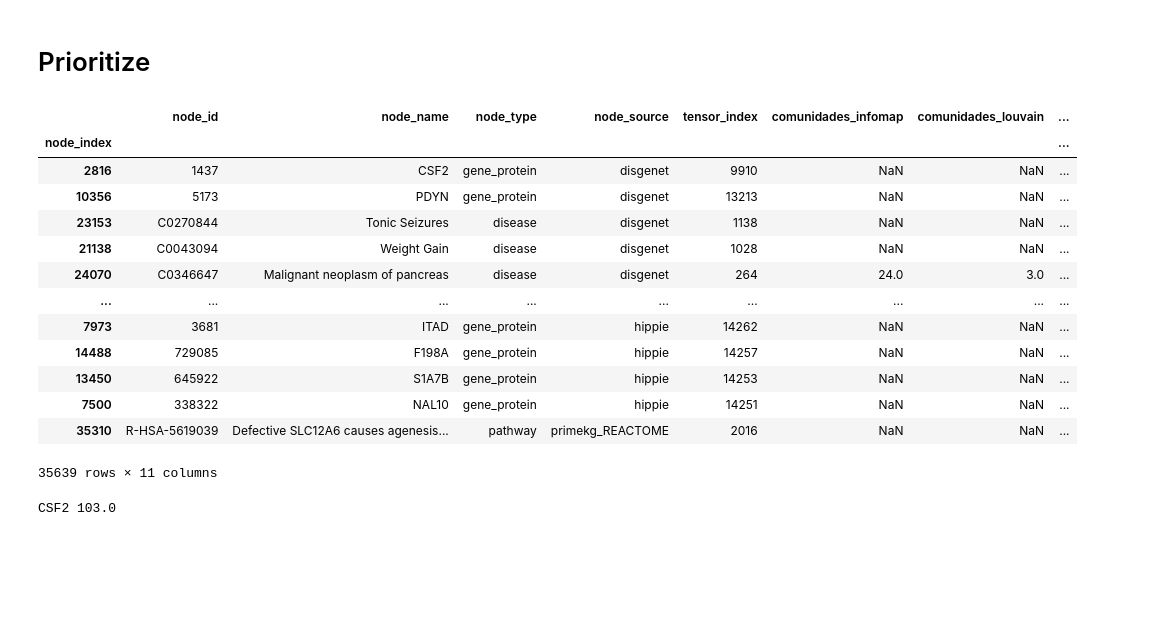
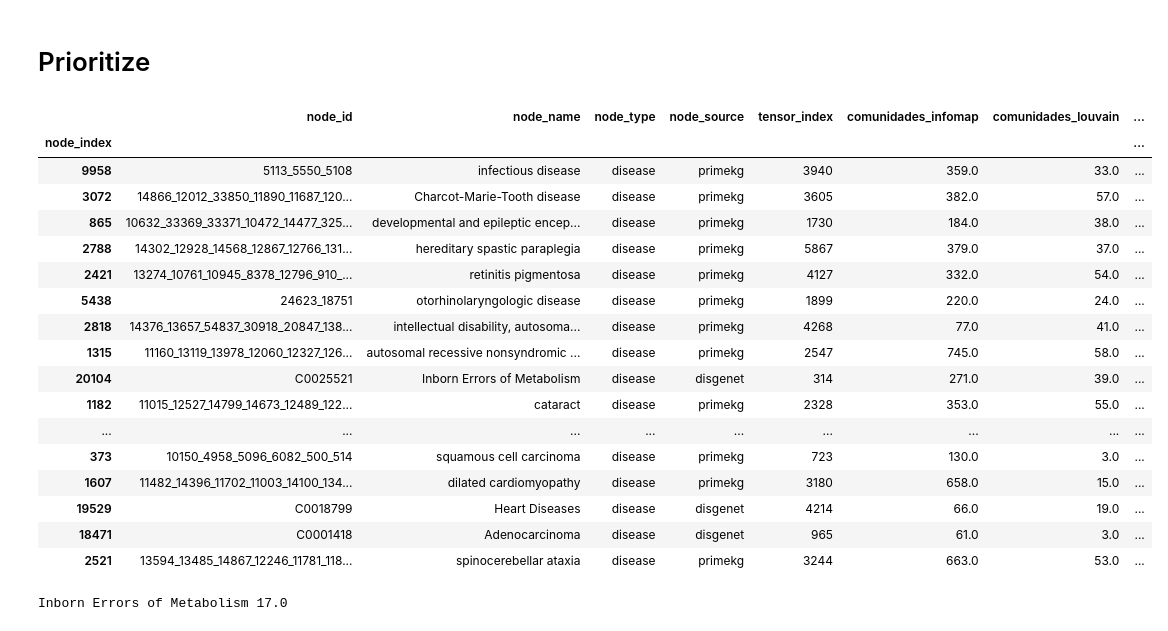
Before and after one commit to ingridheuer/gcnn_gdas, a Jupyter notebook: exploration/notebooks/pipeline_exploration/explore_predictions.ipynb, the cells around one changed output. Cells and saved outputs as stored; diff of their text form; code cells hidden in the pictures; blank space fills up the shorter version.

```diff
--- a/exploration/notebooks/pipeline_exploration/explore_predictions.ipynb
+++ b/exploration/notebooks/pipeline_exploration/explore_predictions.ipynb
@@ -124,19 +122,23 @@ def prioritize(node_index,encodings_dict,node_df):
 
     return ranked_predictions
 # %%
-df.sort_values(by="degree_gda",ascending=False)[200:]
+df.sort_values(by="degree_dd",ascending=False)[:20]
 # %% [output]
 |  | node_id | node_name | node_type | node_source | tensor_index | comunidades_infomap | comunidades_louvain | ... |
 | node_index |  |  |  |  |  |  |  | ... |
-| 2816 | 1437 | CSF2 | gene_protein | disgenet | 9910 | NaN | NaN | ... |
-| 10356 | 5173 | PDYN | gene_protein | disgenet | 13213 | NaN | NaN | ... |
-| 23153 | C0270844 | Tonic Seizures | disease | disgenet | 1138 | NaN | NaN | ... |
-| 21138 | C0043094 | Weight Gain | disease | disgenet | 1028 | NaN | NaN | ... |
-| 24070 | C0346647 | Malignant neoplasm of pancreas | disease | disgenet | 264 | 24.0 | 3.0 | ... |
+| 9958 | 5113_5550_5108 | infectious disease | disease | primekg | 3940 | 359.0 | 33.0 | ... |
+| 3072 | 14866_12012_33850_11890_11687_120... | Charcot-Marie-Tooth disease | disease | primekg | 3605 | 382.0 | 57.0 | ... |
+| 865 | 10632_33369_33371_10472_14477_325... | developmental and epileptic encep... | disease | primekg | 1730 | 184.0 | 38.0 | ... |
+| 2788 | 14302_12928_14568_12867_12766_131... | hereditary spastic paraplegia | disease | primekg | 5867 | 379.0 | 37.0 | ... |
+| 2421 | 13274_10761_10945_8378_12796_910_... | retinitis pigmentosa | disease | primekg | 4127 | 332.0 | 54.0 | ... |
+| 5438 | 24623_18751 | otorhinolaryngologic disease | disease | primekg | 1899 | 220.0 | 24.0 | ... |
+| 2818 | 14376_13657_54837_30918_20847_138... | intellectual disability, autosoma... | disease | primekg | 4268 | 77.0 | 41.0 | ... |
+| 1315 | 11160_13119_13978_12060_12327_126... | autosomal recessive nonsyndromic ... | disease | primekg | 2547 | 745.0 | 58.0 | ... |
+| 20104 | C0025521 | Inborn Errors of Metabolism | disease | disgenet | 314 | 271.0 | 39.0 | ... |
+| 1182 | 11015_12527_14799_14673_12489_122... | cataract | disease | primekg | 2328 | 353.0 | 55.0 | ... |
 | ... | ... | ... | ... | ... | ... | ... | ... | ... |
-| 7973 | 3681 | ITAD | gene_protein | hippie | 14262 | NaN | NaN | ... |
-| 14488 | 729085 | F198A | gene_protein | hippie | 14257 | NaN | NaN | ... |
-| 13450 | 645922 | S1A7B | gene_protein | hippie | 14253 | NaN | NaN | ... |
-| 7500 | 338322 | NAL10 | gene_protein | hippie | 14251 | NaN | NaN | ... |
-| 35310 | R-HSA-5619039 | Defective SLC12A6 causes agenesis... | pathway | primekg_REACTOME | 2016 | NaN | NaN | ... |
+| 373 | 10150_4958_5096_6082_500_514 | squamous cell carcinoma | disease | primekg | 723 | 130.0 | 3.0 | ... |
+| 1607 | 11482_14396_11702_11003_14100_134... | dilated cardiomyopathy | disease | primekg | 3180 | 658.0 | 15.0 | ... |
+| 19529 | C0018799 | Heart Diseases | disease | disgenet | 4214 | 66.0 | 19.0 | ... |
+| 18471 | C0001418 | Adenocarcinoma | disease | disgenet | 965 | 61.0 | 3.0 | ... |
+| 2521 | 13594_13485_14867_12246_11781_118... | spinocerebellar ataxia | disease | primekg | 3244 | 663.0 | 53.0 | ... |
-35639 rows × 11 columns
@@ -144,11 +243,11 @@ df.sort_values(by="degree_gda",ascending=False)[200:]
 encodings = new_encodings
 dataset = new_val_data
 
-node_index = 2816
+node_index = 20104
 print(df.loc[node_index,"node_name"], df.loc[node_index,"degree_gda"])
 predictions = prioritize(node_index,encodings,df)
 # %% [output]
-CSF2 103.0
+Inborn Errors of Metabolism 17.0
 # %%
 predictions
 # %% [output]
```
Also changed, not shown: parts of 31 cells of this notebook.
